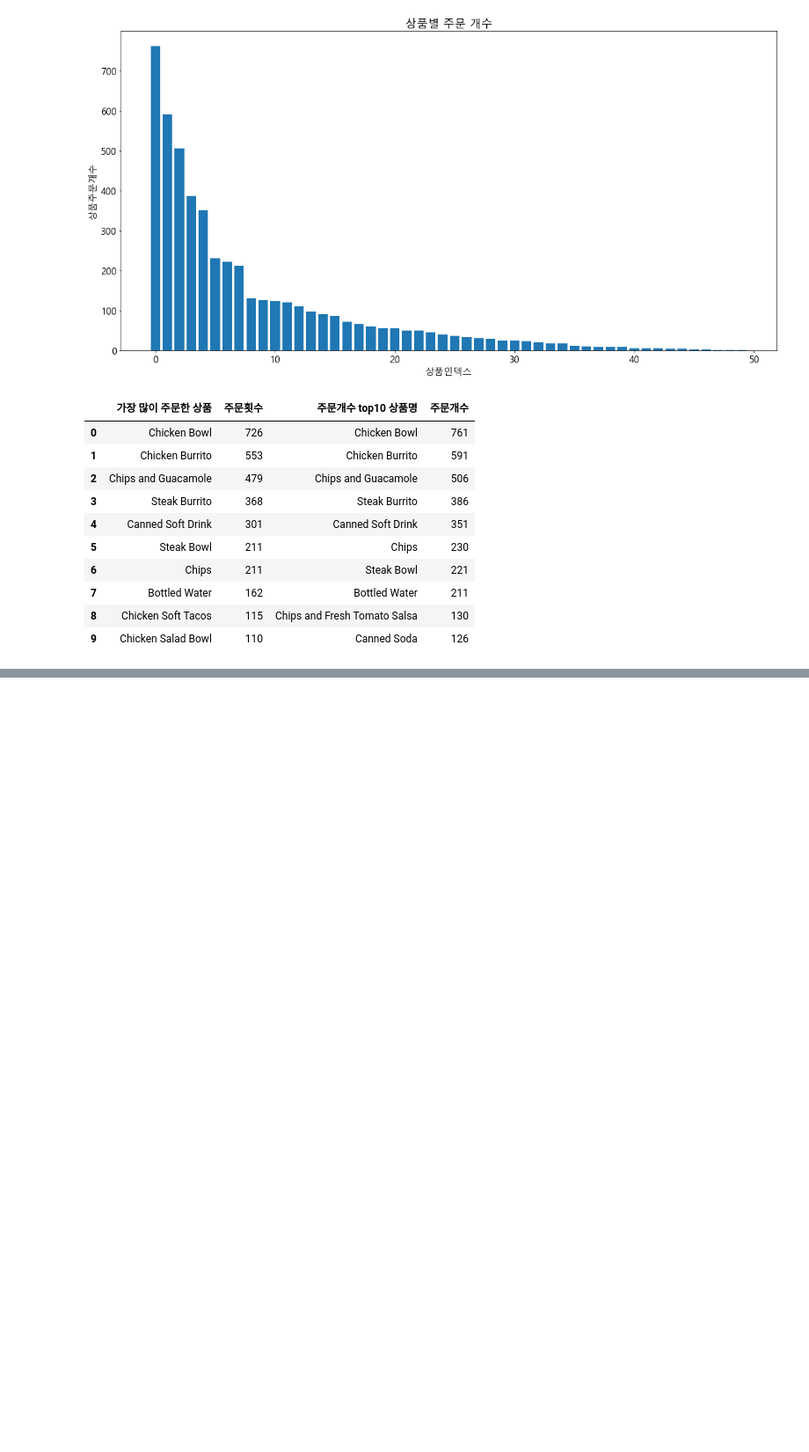
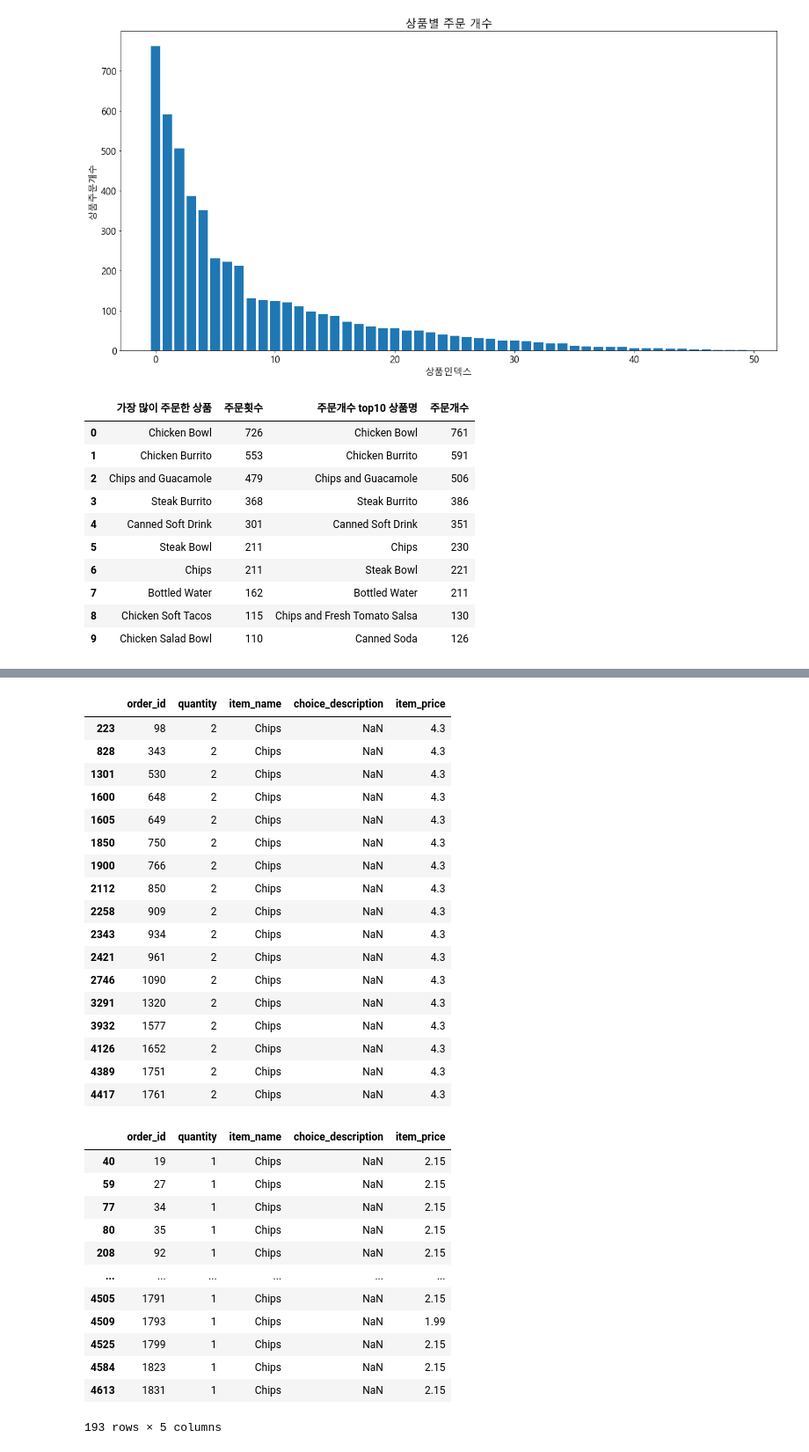
Before and after one commit to YoonJeongHyun/MachineLearning, a Jupyter notebook: 06_멕시코풍 프랜차이즈 Chipotle 주문 데이터 분석.ipynb, the cells around one changed output, grey strips where cells are left out. Shown at 88% size. Saved outputs shown, nothing was run; the diff lists cells and outputs as text; code cells hidden in the pictures; blank space fills up the shorter version.

```diff
--- a/06_멕시코풍 프랜차이즈 Chipotle 주문 데이터 분석.ipynb
+++ b/06_멕시코풍 프랜차이즈 Chipotle 주문 데이터 분석.ipynb
@@ -337,0 +512,44 @@ df1
+# %%
+# 추가 주문 내역이 없는 것을 가져온다.
+a1 = chipo["choice_description"].isna()
+a2 = chipo[a1]
+
+# quantity가 두 개 인것을 가져온다.
+a3 = a2.query("quantity == 2 and item_name == 'Chips'")
+display(a3)
+
+# quantity가 한 개 인것을 가져온다.
+a4 = a2.query("quantity == 1 and item_name == 'Chips'")
+display(a4)
+# %% [output]
+|  | order_id | quantity | item_name | choice_description | item_price |
+| 223 | 98 | 2 | Chips | NaN | 4.3 |
+| 828 | 343 | 2 | Chips | NaN | 4.3 |
+| 1301 | 530 | 2 | Chips | NaN | 4.3 |
+| 1600 | 648 | 2 | Chips | NaN | 4.3 |
+| 1605 | 649 | 2 | Chips | NaN | 4.3 |
+| 1850 | 750 | 2 | Chips | NaN | 4.3 |
+| 1900 | 766 | 2 | Chips | NaN | 4.3 |
+| 2112 | 850 | 2 | Chips | NaN | 4.3 |
+| 2258 | 909 | 2 | Chips | NaN | 4.3 |
+| 2343 | 934 | 2 | Chips | NaN | 4.3 |
+| 2421 | 961 | 2 | Chips | NaN | 4.3 |
+| 2746 | 1090 | 2 | Chips | NaN | 4.3 |
+| 3291 | 1320 | 2 | Chips | NaN | 4.3 |
+| 3932 | 1577 | 2 | Chips | NaN | 4.3 |
+| 4126 | 1652 | 2 | Chips | NaN | 4.3 |
+| 4389 | 1751 | 2 | Chips | NaN | 4.3 |
+| 4417 | 1761 | 2 | Chips | NaN | 4.3 |
+|  | order_id | quantity | item_name | choice_description | item_price |
+| 40 | 19 | 1 | Chips | NaN | 2.15 |
+| 59 | 27 | 1 | Chips | NaN | 2.15 |
+| 77 | 34 | 1 | Chips | NaN | 2.15 |
+| 80 | 35 | 1 | Chips | NaN | 2.15 |
+| 208 | 92 | 1 | Chips | NaN | 2.15 |
+| ... | ... | ... | ... | ... | ... |
+| 4505 | 1791 | 1 | Chips | NaN | 2.15 |
+| 4509 | 1793 | 1 | Chips | NaN | 1.99 |
+| 4525 | 1799 | 1 | Chips | NaN | 2.15 |
+| 4584 | 1823 | 1 | Chips | NaN | 2.15 |
+| 4613 | 1831 | 1 | Chips | NaN | 2.15 |
+193 rows × 5 columns
```
Also changed, not shown: parts of 59 cells of this notebook, 1 other file.
